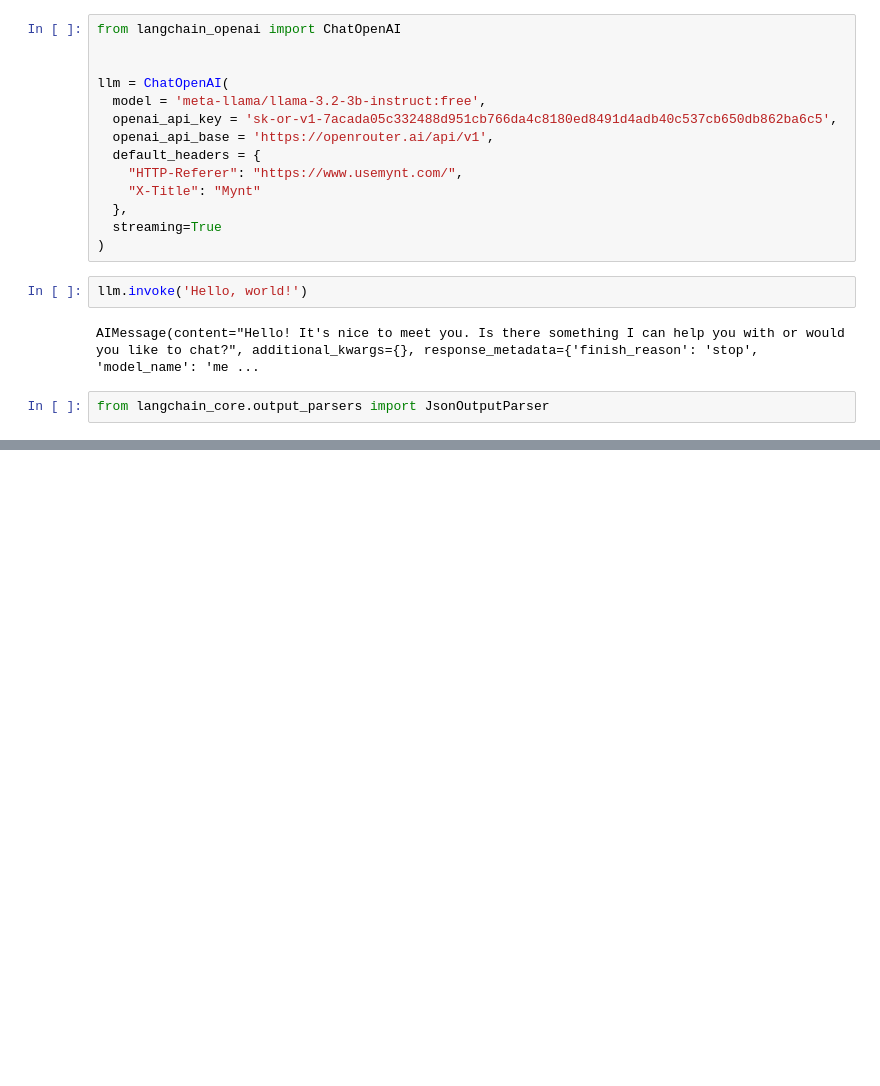
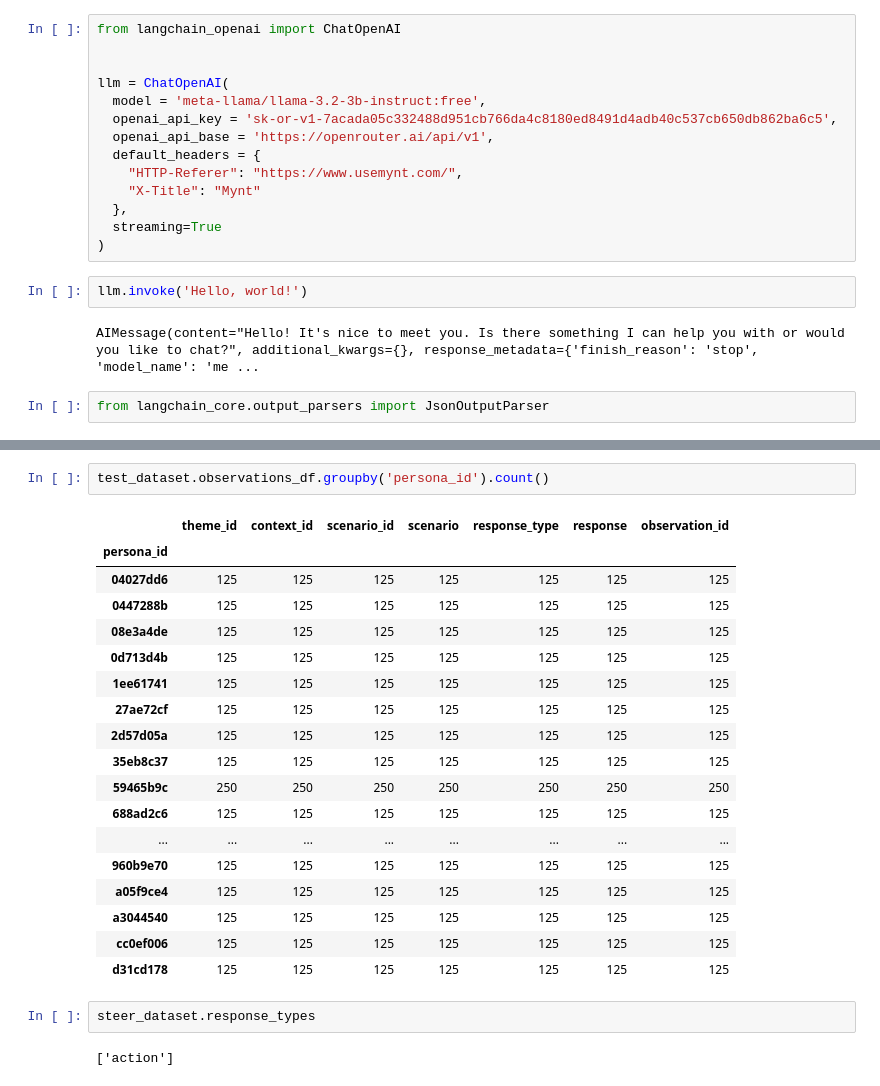
Before and after one commit to plastic-labs/steerability-eval, a Jupyter notebook: notebooks/steerability_eval.ipynb, the cells around one changed output, grey strips where cells are left out. Cells and saved outputs as stored; diff of their text form; blank space fills up the shorter version.

```diff
--- a/notebooks/steerability_eval.ipynb
+++ b/notebooks/steerability_eval.ipynb
@@ -407,0 +747,25 @@ eval.heatmap_fig
+# %%
+test_dataset.observations_df.groupby('persona_id').count()
+# %% [output]
+|  | theme_id | context_id | scenario_id | scenario | response_type | response | observation_id |
+| persona_id |  |  |  |  |  |  |  |
+| 04027dd6 | 125 | 125 | 125 | 125 | 125 | 125 | 125 |
+| 0447288b | 125 | 125 | 125 | 125 | 125 | 125 | 125 |
+| 08e3a4de | 125 | 125 | 125 | 125 | 125 | 125 | 125 |
+| 0d713d4b | 125 | 125 | 125 | 125 | 125 | 125 | 125 |
+| 1ee61741 | 125 | 125 | 125 | 125 | 125 | 125 | 125 |
+| 27ae72cf | 125 | 125 | 125 | 125 | 125 | 125 | 125 |
+| 2d57d05a | 125 | 125 | 125 | 125 | 125 | 125 | 125 |
+| 35eb8c37 | 125 | 125 | 125 | 125 | 125 | 125 | 125 |
+| 59465b9c | 250 | 250 | 250 | 250 | 250 | 250 | 250 |
+| 688ad2c6 | 125 | 125 | 125 | 125 | 125 | 125 | 125 |
+| ... | ... | ... | ... | ... | ... | ... | ... |
+| 960b9e70 | 125 | 125 | 125 | 125 | 125 | 125 | 125 |
+| a05f9ce4 | 125 | 125 | 125 | 125 | 125 | 125 | 125 |
+| a3044540 | 125 | 125 | 125 | 125 | 125 | 125 | 125 |
+| cc0ef006 | 125 | 125 | 125 | 125 | 125 | 125 | 125 |
+| d31cd178 | 125 | 125 | 125 | 125 | 125 | 125 | 125 |
+# %%
+steer_dataset.response_types
+# %% [output]
+['action']
```
Also changed, not shown: parts of 38 cells of this notebook, 3 other files.
